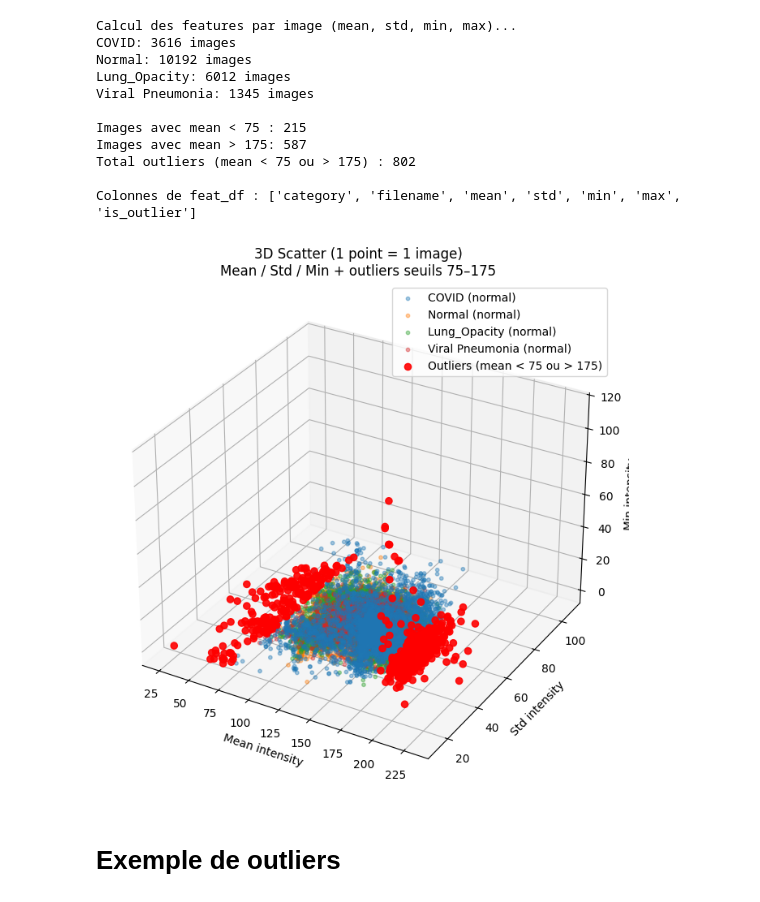
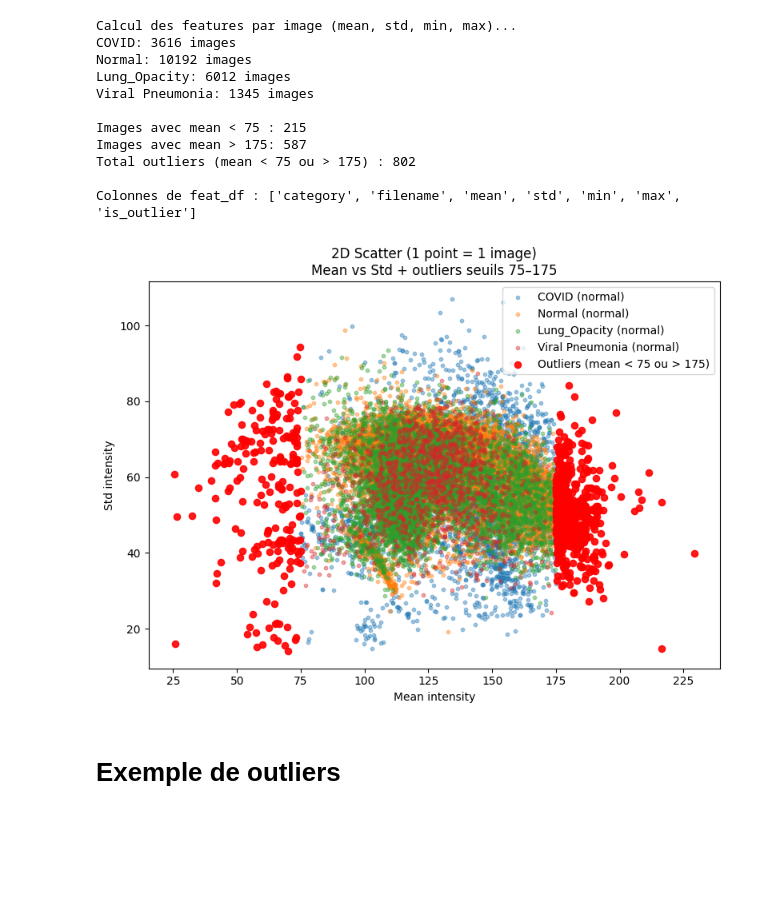
Before and after one commit to mar25-iia2-radiographies/mar25_radiographies_pulmonaires_covid19, a Jupyter notebook: notebooks/01_data_exploration.ipynb, the cells around one changed output. Saved outputs shown, nothing was run; the diff lists cells and outputs as text; code cells hidden in the pictures; blank space fills up the shorter version.

```diff
--- a/notebooks/01_data_exploration.ipynb
+++ b/notebooks/01_data_exploration.ipynb
@@ -993,7 +997,6 @@ Total outliers (mean < 75 ou > 175) : 802
 Colonnes de feat_df : ['category', 'filename', 'mean', 'std', 'min', 'max', 'is_outlier']
 # %%
 import matplotlib.pyplot as plt
-from mpl_toolkits.mplot3d import Axes3D  # parfois nécessaire selon l'environnement
 import seaborn as sns
 
 # Couleurs par catégorie
@@ -1001,47 +1004,42 @@ categories = ['COVID', 'Normal', 'Lung_Opacity', 'Viral Pneumonia']
 palette = sns.color_palette("tab10", n_colors=len(categories))
 color_map = {cat: palette[i] for i, cat in enumerate(categories)}
 
-fig = plt.figure(figsize=(10, 7))
-ax = fig.add_subplot(111, projection='3d')
+plt.figure(figsize=(8, 6))
 
 # Points "normaux" (non outliers)
 for cat in categories:
     df_cat = feat_df[(feat_df['category'] == cat) & (~feat_df['is_outlier'])]
     if df_cat.empty:
         continue
-    ax.scatter(
+    plt.scatter(
         df_cat['mean'],
         df_cat['std'],
-        df_cat['min'],
         c=[color_map[cat]],
         s=10,
         alpha=0.4,
         label=f"{cat} (normal)"
     )
 
 # Points outliers (mean < 75 ou > 175)
 df_out = feat_df[feat_df['is_outlier']]
 if not df_out.empty:
-    ax.scatter(
+    plt.scatter(
         df_out['mean'],
         df_out['std'],
-        df_out['min'],
         c='red',
         s=35,
         alpha=0.9,
         label='Outliers (mean < 75 ou > 175)'
     )
 
-ax.set_xlabel('Mean intensity')
-ax.set_ylabel('Std intensity')
-ax.set_zlabel('Min intensity')
-ax.set_title('3D Scatter (1 point = 1 image)\nMean / Std / Min + outliers seuils 75–175')
-
-ax.legend()
+plt.xlabel('Mean intensity')
+plt.ylabel('Std intensity')
+plt.title('2D Scatter (1 point = 1 image)\nMean vs Std + outliers seuils 75–175')
+plt.legend()
 plt.tight_layout()
 plt.show()
 # %% [output]
-[figure, old version]
+[figure, new version]
 # %% [markdown]
 # **Exemple de outliers**
 # %%
```
Also changed, not shown: parts of 2 cells of this notebook.
